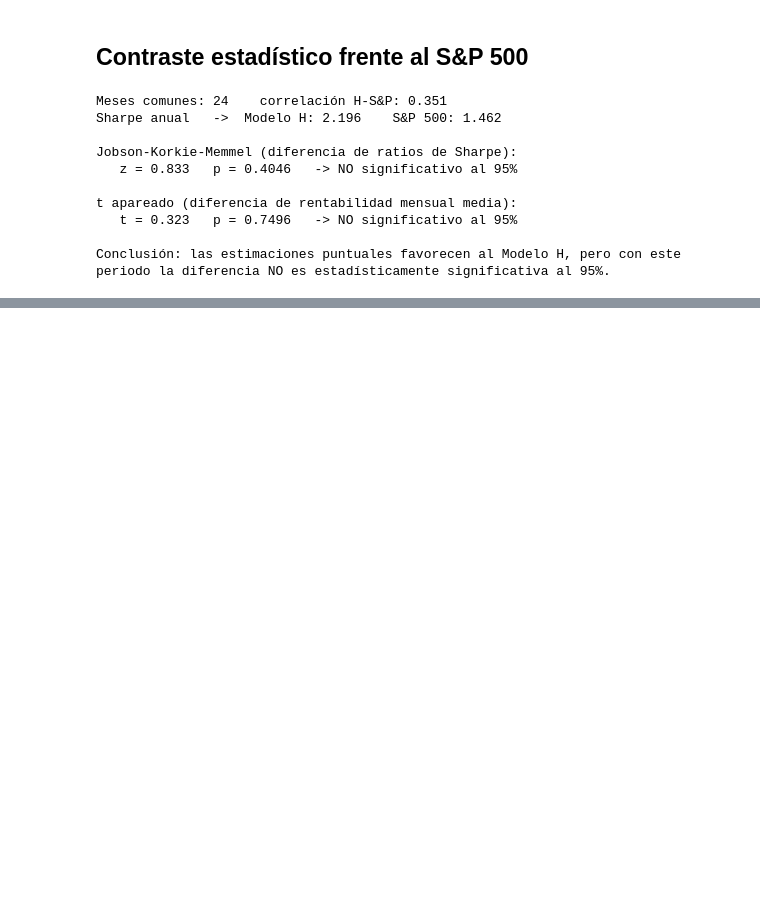
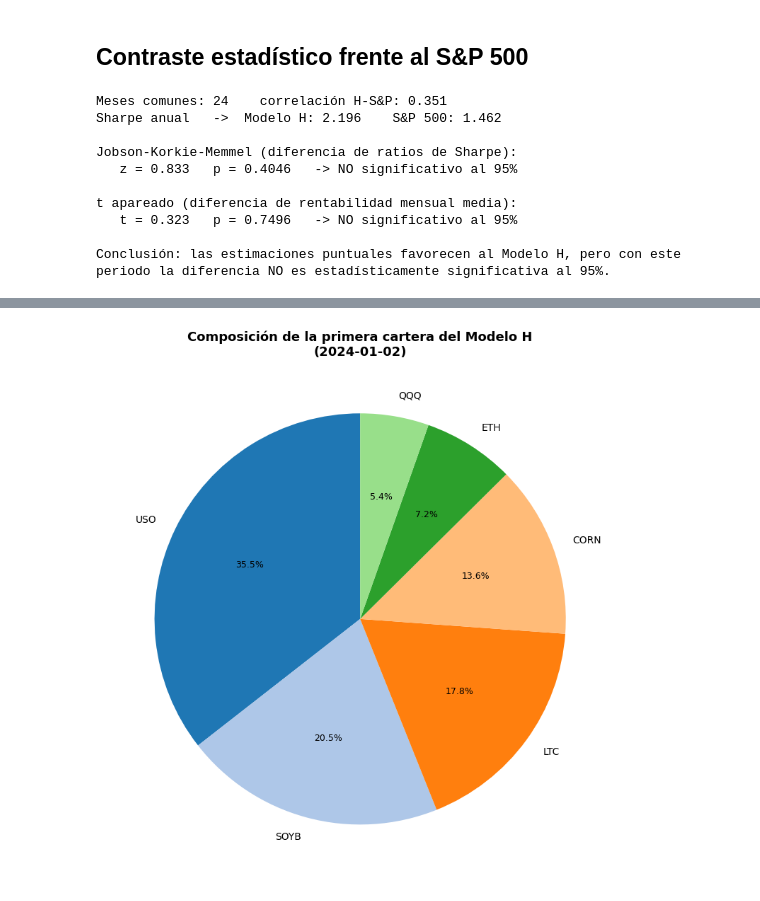
Before and after one commit to santurio928/Optimization-Model, a Jupyter notebook: Modelo-Optimizacion.ipynb, the cells around one changed output, grey strips where cells are left out. Drawn from its saved outputs; the diff is of its cells as text; code cells hidden in the pictures; blank space fills up the shorter version.

```diff
--- a/Modelo-Optimizacion.ipynb
+++ b/Modelo-Optimizacion.ipynb
@@ -2185,0 +2242,23 @@ periodo la diferencia NO es estadísticamente significativa al 95%.
+# %%
+#Figrua 5.3
+primera_fecha = fechas_reb[0]
+pesos_primera = pesos_h[primera_fecha]
+pesos_primera = pesos_primera[pesos_primera > 0.001].sort_values(ascending=False)
+
+fig, ax = plt.subplots(figsize=(8, 8))
+colores_primera = [paleta_activos[i % len(paleta_activos)] for i in range(len(pesos_primera))]
+
+wedges, texts, autotexts = ax.pie(
+    pesos_primera.values, labels=pesos_primera.index,
+    autopct="%1.1f%%", colors=colores_primera,
+    textprops={"fontsize": 10}, startangle=90
+)
+for at in autotexts:
+    at.set_fontsize(9)
+
+ax.set_title(f"Composición de la primera cartera del Modelo H\n({primera_fecha.date()})",
+             fontsize=13, fontweight="bold")
+plt.tight_layout()
+plt.show()
+# %% [output]
+[figure, added]
```
Also changed, not shown: parts of 32 cells of this notebook.
